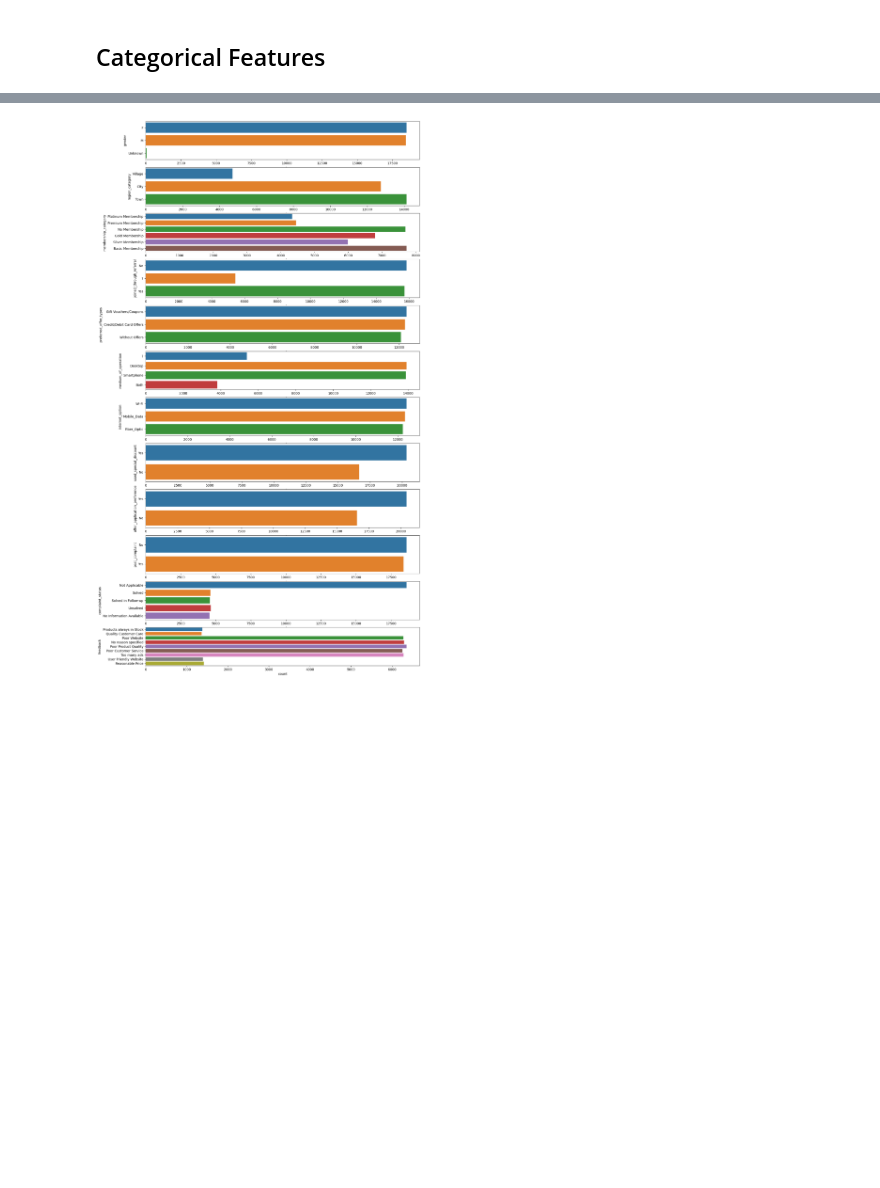
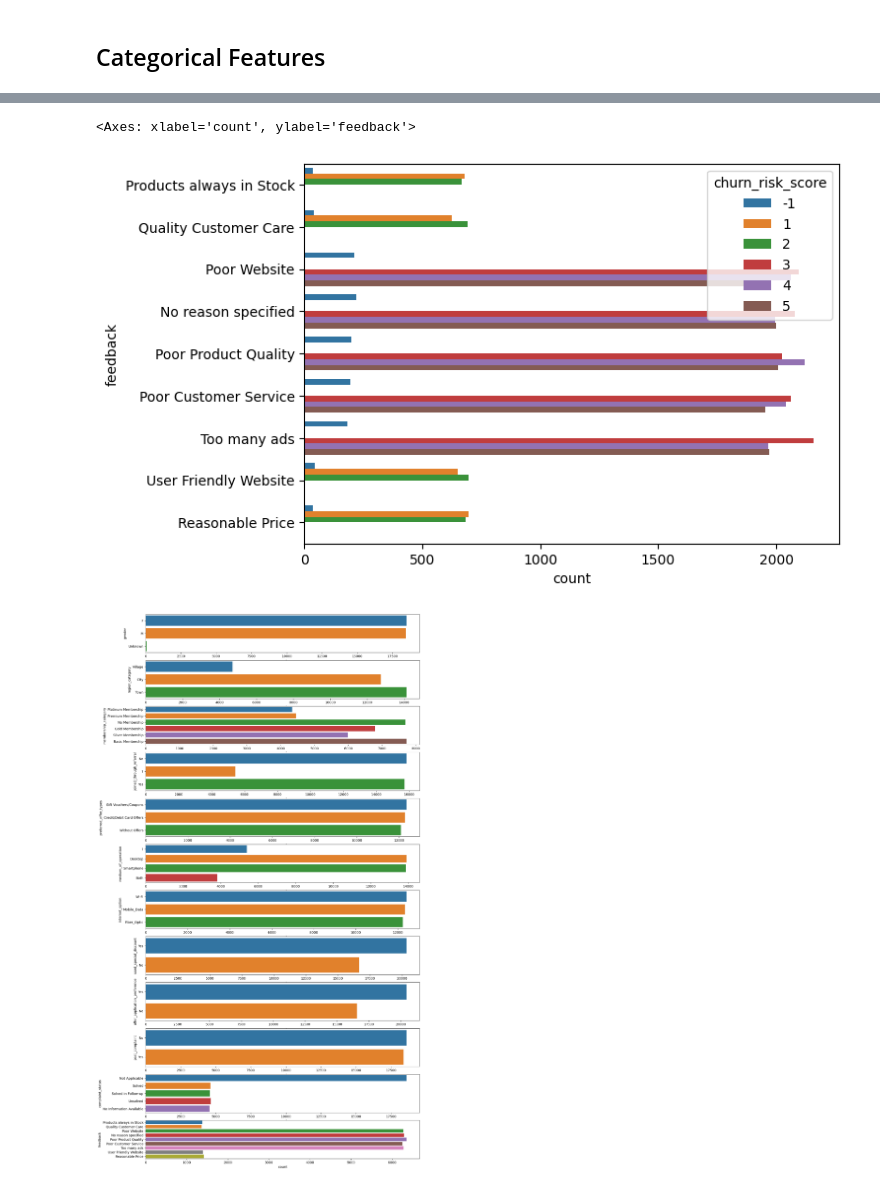
Before and after one commit to HuynhVietDung/churn-rate-prediction, a Jupyter notebook: prediction.ipynb, the cells around one changed output, grey strips where cells are left out. Drawn from its saved outputs; the diff is of its cells as text; code cells hidden in the pictures; blank space fills up the shorter version.

```diff
--- a/prediction.ipynb
+++ b/prediction.ipynb
@@ -124 +175,8 @@ sns.countplot(y = 'churn_risk_score'  , data = df)
+# %%
+### Feedback by Churn_risk_score
+plt.figure(figsize = (7,5))
+sns.countplot(hue = 'churn_risk_score' , y = 'feedback' , data = df)
+# %% [output]
+<Axes: xlabel='count', ylabel='feedback'>
+[figure, added]
 # %%
```
Also changed, not shown: parts of 83 cells of this notebook.
